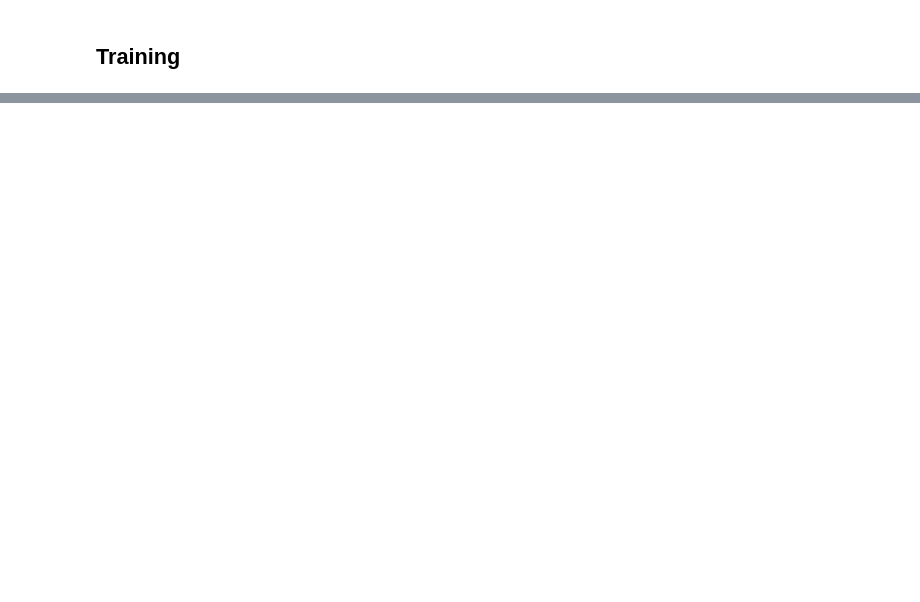
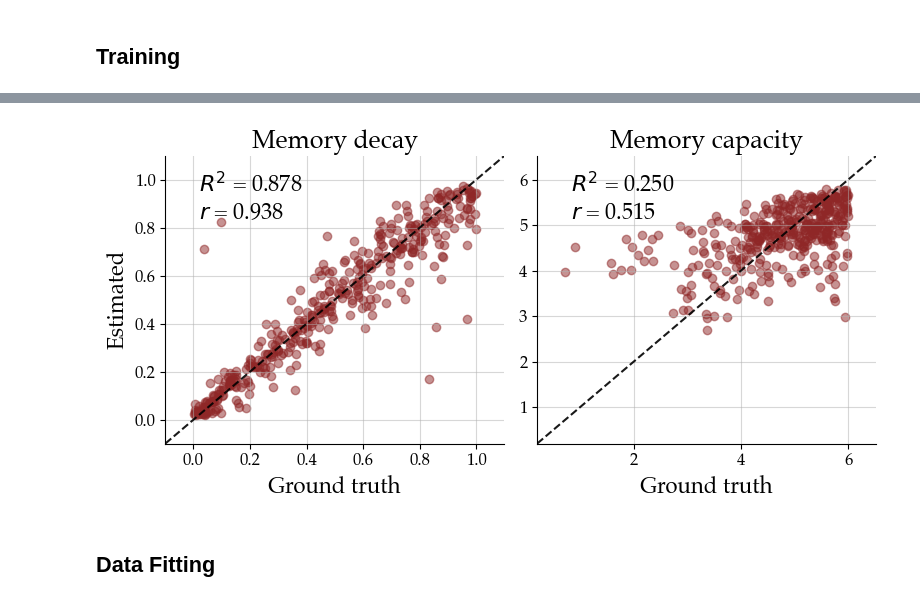
Before and after one commit to LuSchumacher/non-stationary-reinforcement-learning, a Jupyter notebook: rlwm/notebooks/rlwm_development.ipynb, the cells around one changed output, grey strips where cells are left out. Saved outputs shown, nothing was run; the diff lists cells and outputs as text; code cells hidden in the pictures; blank space fills up the shorter version.

```diff
--- a/rlwm/notebooks/rlwm_development.ipynb
+++ b/rlwm/notebooks/rlwm_development.ipynb
@@ -165,0 +323,12 @@ f = bf.diagnostics.plot_losses(history)
+# %%
+post_kappa_trans = post_kappa * KAPPA_PRIOR_STD + KAPPA_PRIOR_MEAN
+# %%
+f = bf.diagnostics.plot_recovery(
+    post_kappa_trans, true_kappa,
+    param_names=KAPPA_NAMES,
+    uncertainty_agg=None
+)
+# %% [output]
+[figure, added]
+# %% [markdown]
+## Data Fitting
```
Also changed, not shown: parts of 40 cells of this notebook, 4 other files.
